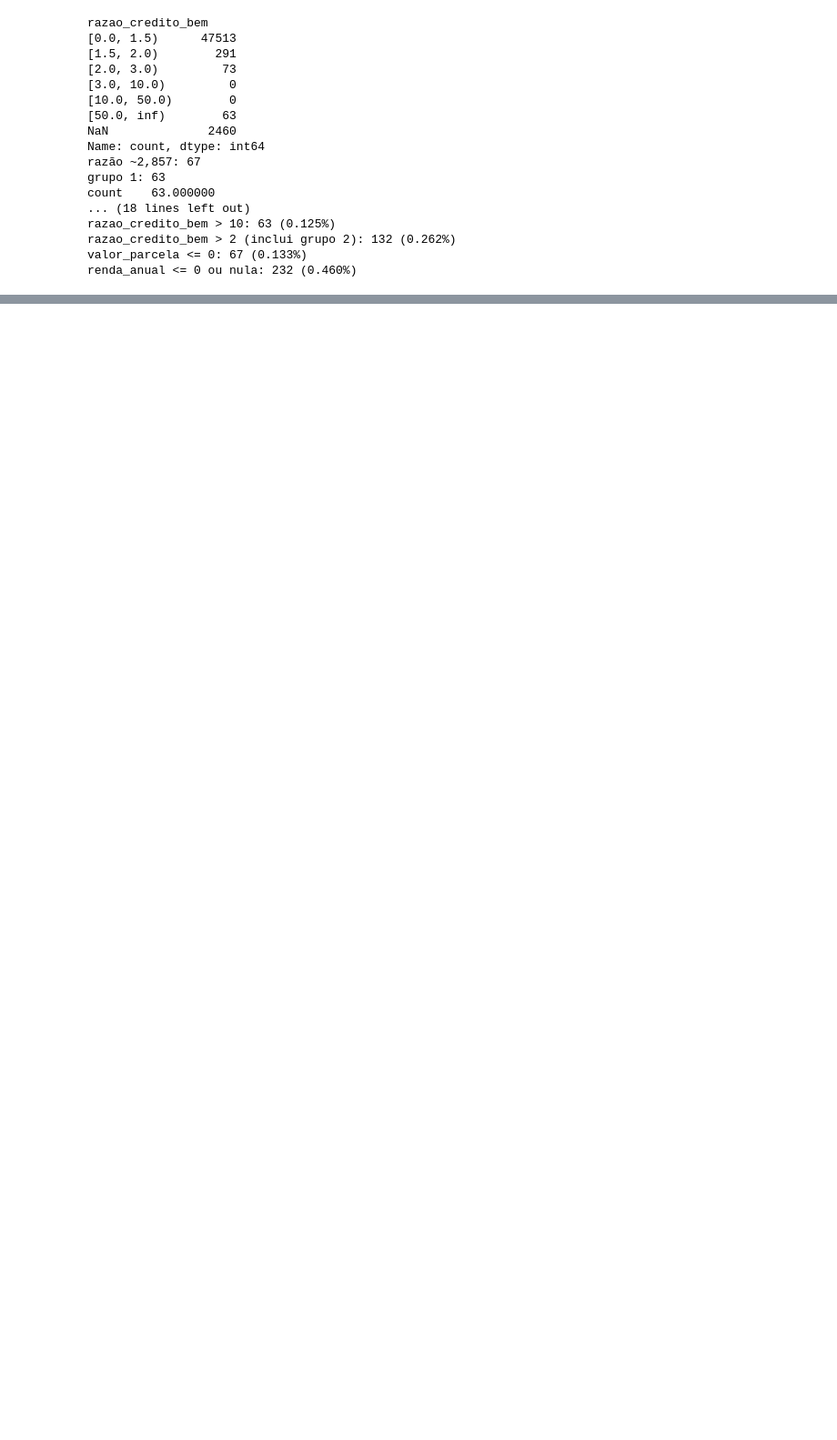
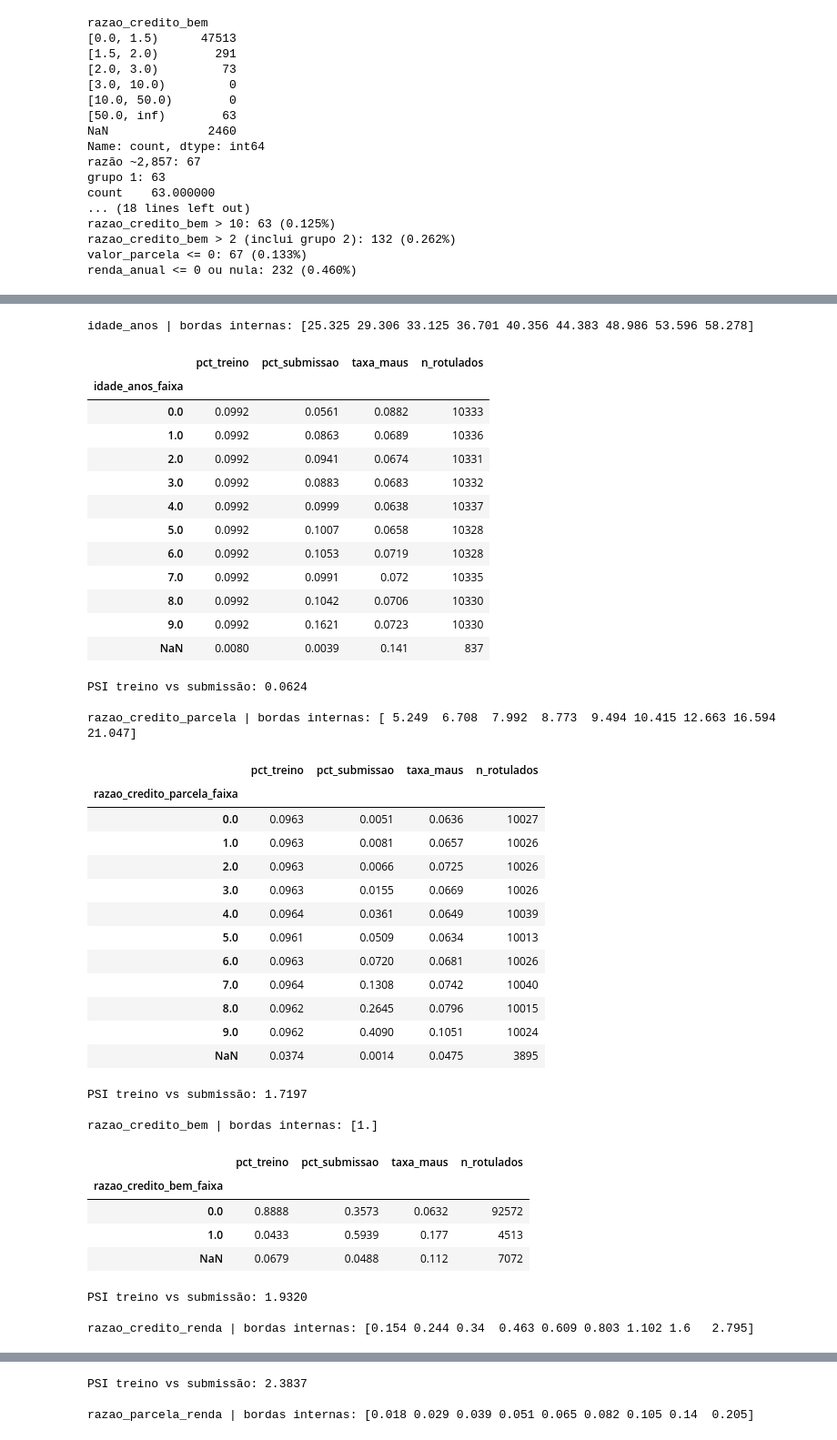
Before and after one commit to Gabverz/DS-Accelerator, a Jupyter notebook: notebooks/03_features_modelagem.ipynb, the cells around one changed output, grey strips where cells are left out. Shown at 91% size. Drawn from its saved outputs; the diff is of its cells as text; code cells hidden in the pictures; blank space fills up the shorter version.

```diff
--- a/notebooks/03_features_modelagem.ipynb
+++ b/notebooks/03_features_modelagem.ipynb
@@ -289,0 +406,71 @@ renda_anual <= 0 ou nula: 232 (0.460%)
+# %%
+# ============================================================
+# Faixas por quantis (bordas do treino) para idade e razões
+# ============================================================
+N_FAIXAS = 10
+EPS = 1e-6
+BORDAS = {col: fn.calcular_bordas_quantis(base_treino[col], N_FAIXAS) for col in COLS_A}
+
+for col, b in BORDAS.items():
+    base_treino[f"{col}_faixa"] = fn.aplicar_faixas(base_treino[col], b)
+    base_submissao[f"{col}_faixa"] = fn.aplicar_faixas(base_submissao[col], b)
+
+FEATURES_FAIXAS = [f"{col}_faixa" for col in COLS_A]
+
+for col in COLS_A:
+    f = f"{col}_faixa"
+    print(f"\n{col} | bordas internas:", np.round(BORDAS[col][1:-1], 3))
+
+    part_tr = base_treino[f].value_counts(normalize=True, dropna=False).sort_index()
+    part_sb = base_submissao[f].value_counts(normalize=True, dropna=False).sort_index()
+    tabela = pd.concat([part_tr.rename("pct_treino"), part_sb.rename("pct_submissao")], axis=1).fillna(0)
+
+    maus = base_treino.groupby(f, dropna=False)[COL_TARGET].agg(taxa_maus="mean", n_rotulados="count")
+    tabela = tabela.join(maus)
+
+    p, q = tabela["pct_treino"].clip(lower=EPS), tabela["pct_submissao"].clip(lower=EPS)
+    psi = float(((q - p) * np.log(q / p)).sum())
+    display(tabela.round(4))
+    print(f"PSI treino vs submissão: {psi:.4f}")
+# %% [output]
+idade_anos | bordas internas: [25.325 29.306 33.125 36.701 40.356 44.383 48.986 53.596 58.278]
+|  | pct_treino | pct_submissao | taxa_maus | n_rotulados |
+| idade_anos_faixa |  |  |  |  |
+| 0.0 | 0.0992 | 0.0561 | 0.0882 | 10333 |
+| 1.0 | 0.0992 | 0.0863 | 0.0689 | 10336 |
+| 2.0 | 0.0992 | 0.0941 | 0.0674 | 10331 |
+| 3.0 | 0.0992 | 0.0883 | 0.0683 | 10332 |
+| 4.0 | 0.0992 | 0.0999 | 0.0638 | 10337 |
+| 5.0 | 0.0992 | 0.1007 | 0.0658 | 10328 |
+| 6.0 | 0.0992 | 0.1053 | 0.0719 | 10328 |
+| 7.0 | 0.0992 | 0.0991 | 0.072 | 10335 |
+| 8.0 | 0.0992 | 0.1042 | 0.0706 | 10330 |
+| 9.0 | 0.0992 | 0.1621 | 0.0723 | 10330 |
+| NaN | 0.0080 | 0.0039 | 0.141 | 837 |
+PSI treino vs submissão: 0.0624
+
+razao_credito_parcela | bordas internas: [ 5.249  6.708  7.992  8.773  9.494 10.415 12.663 16.594 21.047]
+|  | pct_treino | pct_submissao | taxa_maus | n_rotulados |
+| razao_credito_parcela_faixa |  |  |  |  |
+| 0.0 | 0.0963 | 0.0051 | 0.0636 | 10027 |
+| 1.0 | 0.0963 | 0.0081 | 0.0657 | 10026 |
+| 2.0 | 0.0963 | 0.0066 | 0.0725 | 10026 |
+| 3.0 | 0.0963 | 0.0155 | 0.0669 | 10026 |
+| 4.0 | 0.0964 | 0.0361 | 0.0649 | 10039 |
+| 5.0 | 0.0961 | 0.0509 | 0.0634 | 10013 |
+| 6.0 | 0.0963 | 0.0720 | 0.0681 | 10026 |
+| 7.0 | 0.0964 | 0.1308 | 0.0742 | 10040 |
+| 8.0 | 0.0962 | 0.2645 | 0.0796 | 10015 |
+| 9.0 | 0.0962 | 0.4090 | 0.1051 | 10024 |
+| NaN | 0.0374 | 0.0014 | 0.0475 | 3895 |
+PSI treino vs submissão: 1.7197
+
+razao_credito_bem | bordas internas: [1.]
+|  | pct_treino | pct_submissao | taxa_maus | n_rotulados |
+| razao_credito_bem_faixa |  |  |  |  |
+| 0.0 | 0.8888 | 0.3573 | 0.0632 | 92572 |
+| 1.0 | 0.0433 | 0.5939 | 0.177 | 4513 |
+| NaN | 0.0679 | 0.0488 | 0.112 | 7072 |
+PSI treino vs submissão: 1.9320
+
+razao_credito_renda | bordas internas: [0.154 0.244 0.34  0.463 0.609 0.803 1.102 1.6   2.795]
@@ -289,0 +490,3 @@ renda_anual <= 0 ou nula: 232 (0.460%)
+PSI treino vs submissão: 2.3837
+
+razao_parcela_renda | bordas internas: [0.018 0.029 0.039 0.051 0.065 0.082 0.105 0.14  0.205]
```
Also changed, not shown: parts of 9 cells of this notebook, 1 other file.
